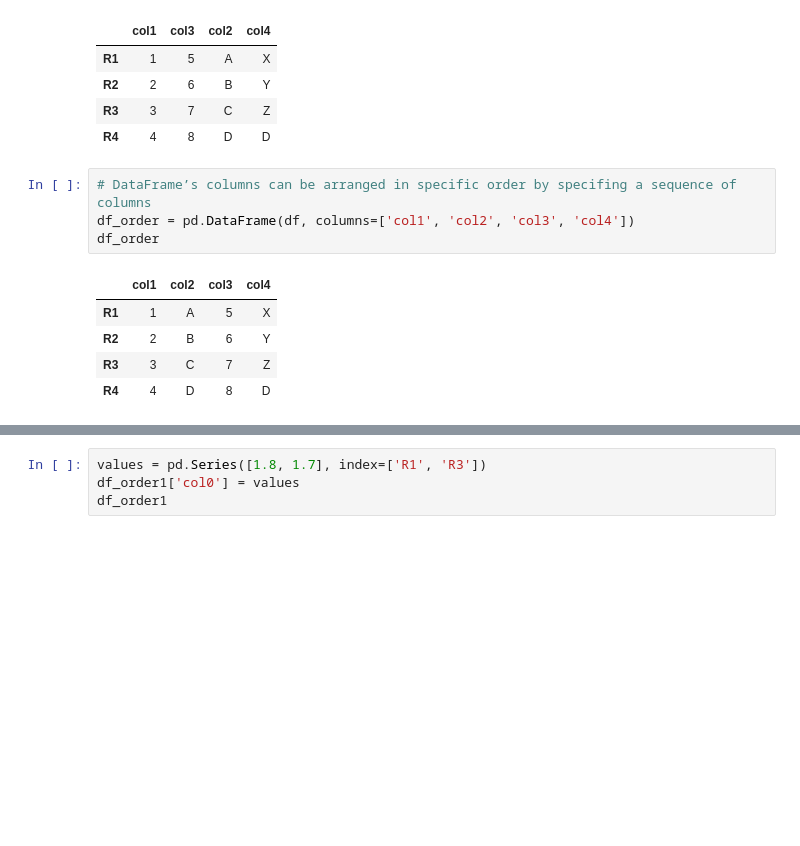
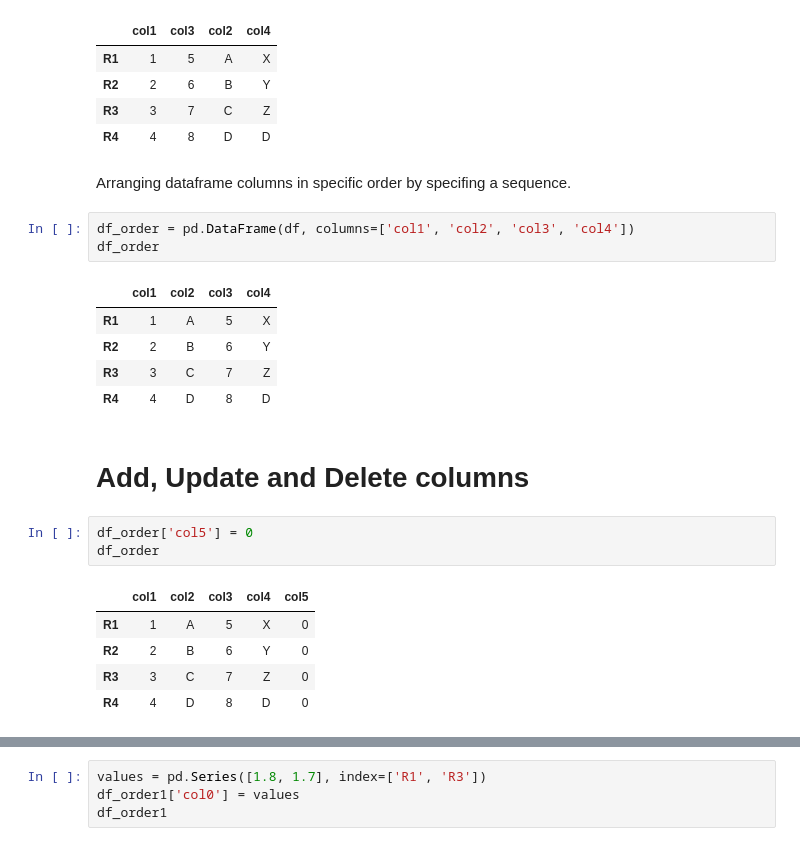
Before and after one commit to sateeshfrnd/DataAnalysisWithPython, a Jupyter notebook: Pandas/Pandas - Transformations.ipynb, the cells around one changed output, grey strips where cells are left out. Cells and saved outputs as stored; diff of their text form; blank space fills up the shorter version.

```diff
--- a/Pandas/Pandas - Transformations.ipynb
+++ b/Pandas/Pandas - Transformations.ipynb
@@ -49,8 +49,9 @@ df
 | R2 | 2 | 6 | B | Y |
 | R3 | 3 | 7 | C | Z |
 | R4 | 4 | 8 | D | D |
+# %% [markdown]
+Arranging dataframe columns in specific order by specifing a sequence.
 # %%
-# DataFrame’s columns can be arranged in specific order by specifing a sequence of columns
 df_order = pd.DataFrame(df, columns=['col1', 'col2', 'col3', 'col4'])
 df_order
 # %% [output]
@@ -59,3 +60,14 @@ df_order
 | R2 | 2 | B | 6 | Y |
 | R3 | 3 | C | 7 | Z |
 | R4 | 4 | D | 8 | D |
+# %% [markdown]
+# Add, Update and Delete columns
+# %%
+df_order['col5'] = 0
+df_order
+# %% [output]
+|  | col1 | col2 | col3 | col4 | col5 |
+| R1 | 1 | A | 5 | X | 0 |
+| R2 | 2 | B | 6 | Y | 0 |
+| R3 | 3 | C | 7 | Z | 0 |
+| R4 | 4 | D | 8 | D | 0 |
```
Also changed, not shown: parts of 36 cells of this notebook, 1 other file.
